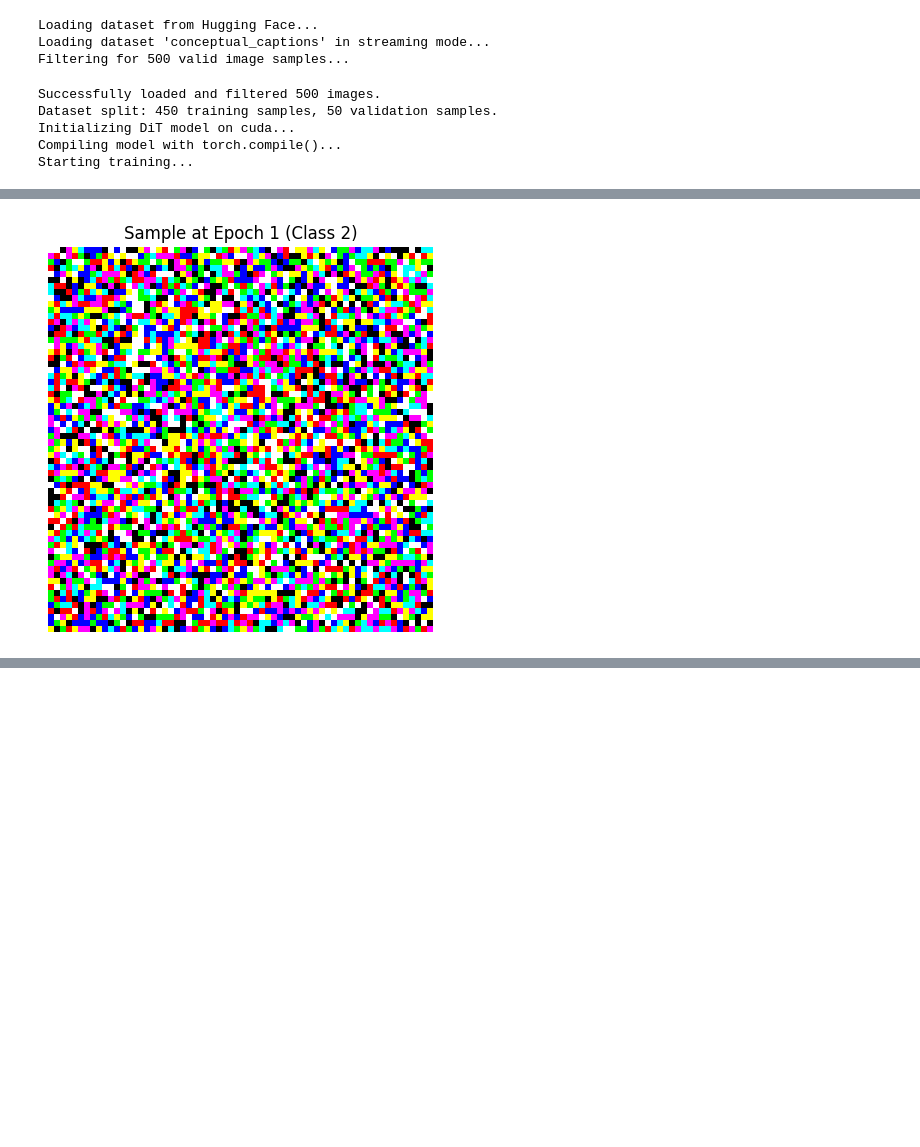
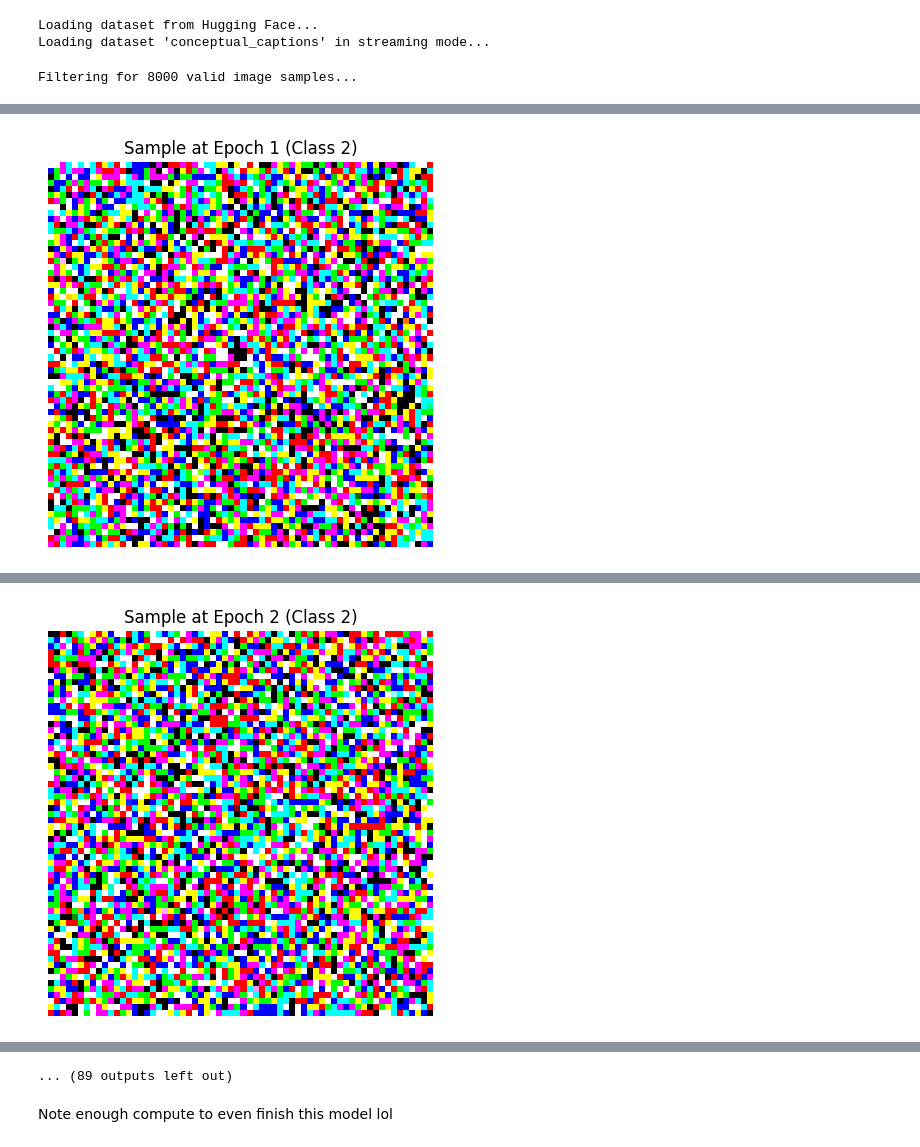
Before and after one commit to alenMangattu/Small-Dit, a Jupyter notebook: test_model.ipynb, the cells around one changed output, grey strips where cells are left out. Cells and saved outputs as stored; diff of their text form; code cells hidden in the pictures; blank space fills up the shorter version.

```diff
--- a/test_model.ipynb
+++ b/test_model.ipynb
@@ -199,6 +206,7 @@ import math
 import json
 from tqdm import tqdm
 import random
+# Added imports
 import requests
 from io import BytesIO
 from itertools import islice
@@ -317,7 +325,6 @@ def p_sample_loop(model, shape, num_timesteps, alphas, betas, alphas_cumprod, de
     """
     img = torch.randn(shape, device=device)
 
-    # Create a fixed class label tensor for the batch
     labels = torch.tensor([class_label] * shape[0], device=device)
 
     for i in tqdm(reversed(range(num_timesteps)), desc="Sampling", total=num_timesteps, leave=False):
@@ -343,6 +350,7 @@ def p_sample_loop(model, shape, num_timesteps, alphas, betas, alphas_cumprod, de
 def show_sample_image(tensor, title=""):
     """
     Display a tensor as an image using matplotlib.
+    Assumes the script is run in a notebook environment where plt.show() is non-blocking.
     """
     # Denormalize from [-1, 1] to [0, 1]
     tensor = (tensor + 1) / 2
@@ -355,7 +363,7 @@ def show_sample_image(tensor, title=""):
     plt.imshow(img_np)
     plt.title(title)
     plt.axis('off')
-    # plt.savefig(f"images/{bruh++}.png")#savefig
+    # plt.savefig(f"images/{bruh}")#savefig
     plt.show()
 
 @torch.no_grad()
@@ -406,7 +414,7 @@ def main():
 
     print("Loading dataset from Hugging Face...")
     dataset = CustomImageDataset(
-        num_samples=3000,
+        num_samples=8000,
         image_size=config.image_size,
         num_classes=num_classes
     )
@@ -485,9 +493,4 @@ if __name__ == "__main__":
 # %% [output]
 Loading dataset from Hugging Face...
 Loading dataset 'conceptual_captions' in streaming mode...
-Filtering for 500 valid image samples...
-Successfully loaded and filtered 500 images.
-Dataset split: 450 training samples, 50 validation samples.
-Initializing DiT model on cuda...
-Compiling model with torch.compile()...
-Starting training...
+Filtering for 8000 valid image samples...
@@ -514 +521 @@ FileNotFoundError: [Errno 2] No such file or directory: 'images/0.png'
-[figure, old version]
+[figure, new version]
@@ -514,0 +524 @@ FileNotFoundError: [Errno 2] No such file or directory: 'images/0.png'
+[figure, added]
@@ -514,0 +531,3 @@ FileNotFoundError: [Errno 2] No such file or directory: 'images/0.png'
+... (89 outputs left out)
+# %% [markdown]
+Note enough compute to even finish this model lol
```
Also changed, not shown: parts of 2 cells of this notebook.
